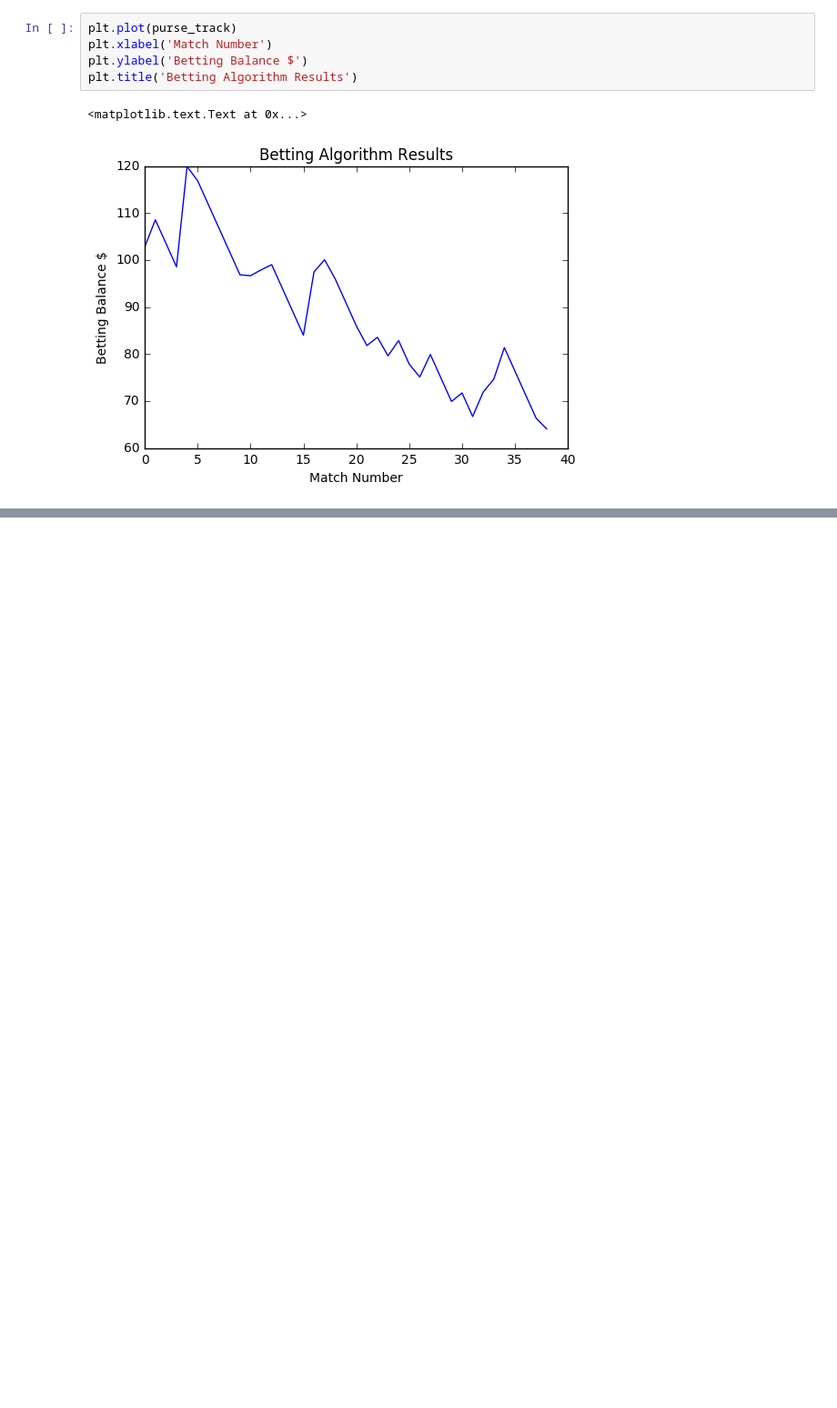
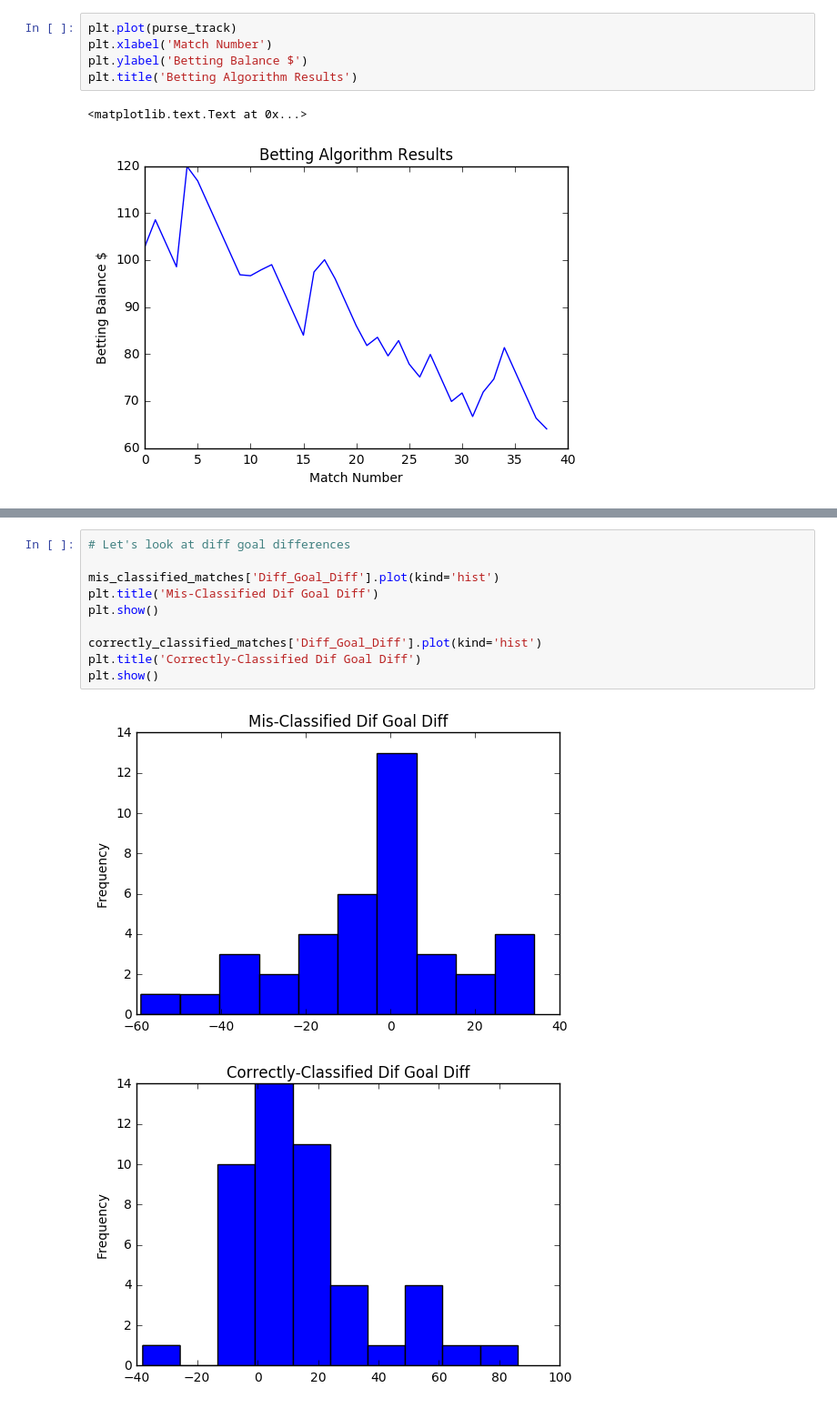
Before and after one commit to mtetkosk/European_Soccer_Prediction, a Jupyter notebook: notebooks/20170212_Model_Creation_Kernel_SVM.ipynb, the cells around one changed output, grey strips where cells are left out. Shown at 91% size. Cells and saved outputs as stored; diff of their text form; blank space fills up the shorter version.

```diff
--- a/notebooks/20170212_Model_Creation_Kernel_SVM.ipynb
+++ b/notebooks/20170212_Model_Creation_Kernel_SVM.ipynb
@@ -452,0 +494,13 @@ plt.title('Betting Algorithm Results')
+# %%
+# Let's look at diff goal differences
+
+mis_classified_matches['Diff_Goal_Diff'].plot(kind='hist')
+plt.title('Mis-Classified Dif Goal Diff')
+plt.show()
+
+correctly_classified_matches['Diff_Goal_Diff'].plot(kind='hist')
+plt.title('Correctly-Classified Dif Goal Diff')
+plt.show()
+# %% [output]
+[figure, added]
+[figure, added]
```
Also changed, not shown: parts of 6 cells of this notebook.
